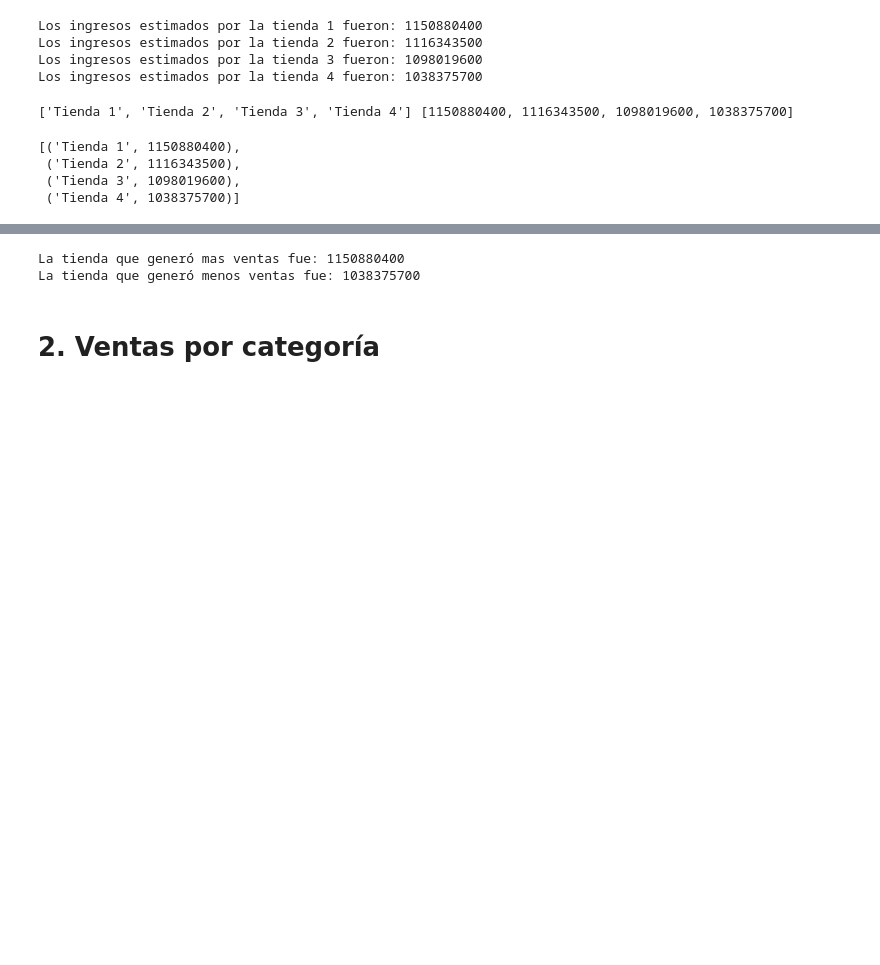
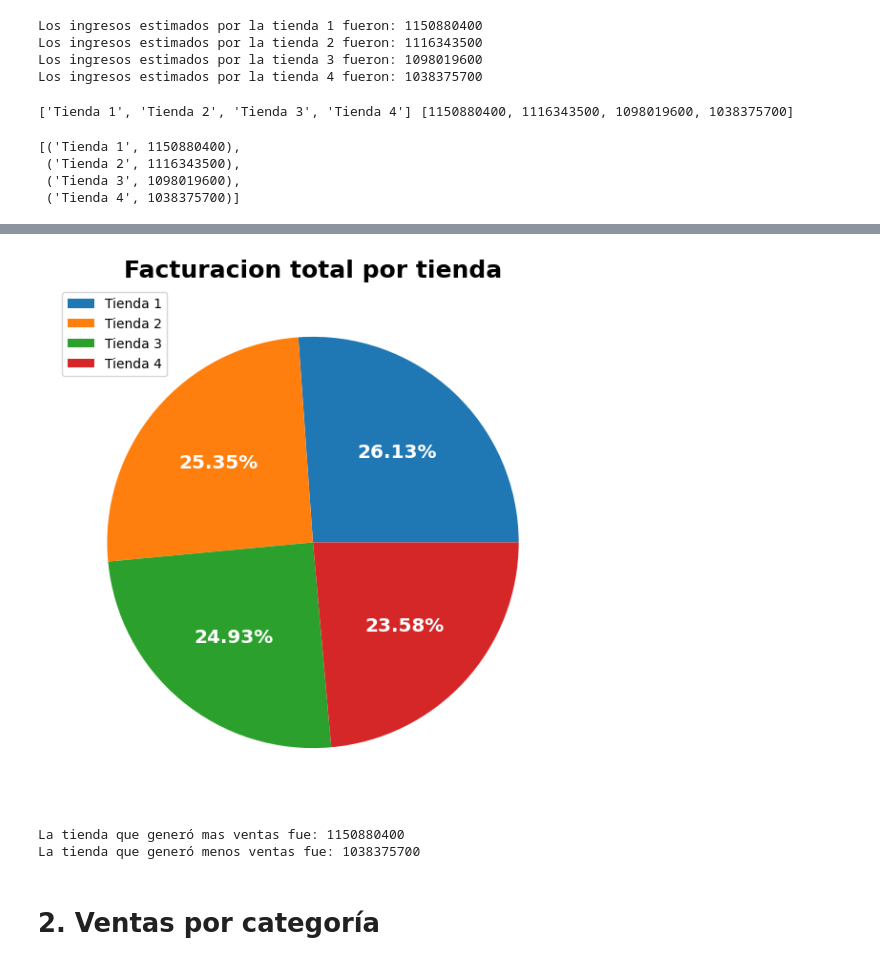
Before and after one commit to nxzK1/challenge-AluraStore, a Jupyter notebook: AluraStoreLatam.ipynb, the cells around one changed output, grey strips where cells are left out. Saved outputs shown, nothing was run; the diff lists cells and outputs as text; code cells hidden in the pictures; blank space fills up the shorter version.

```diff
--- a/AluraStoreLatam.ipynb
+++ b/AluraStoreLatam.ipynb
@@ -93,3 +105,9 @@ facturacion_tienda
  ('Tienda 2', 1116343500),
  ('Tienda 3', 1098019600),
  ('Tienda 4', 1038375700)]
+# %%
+data_facturacion = {'Tiendas': nombre_tiendas,
+                    'Facturacion': facturacion}
+
+df_facturacion = pd.DataFrame(data_facturacion)
+df_facturacion.head()
@@ -96 +120,14 @@ facturacion_tienda
+# %%
+plt.figure(figsize=(10,7))
+plt.pie(df_facturacion['Facturacion'],
+        labels = df_facturacion['Tiendas'].values,
+        autopct= '%.2f%%',
+        textprops= {'size' : 'x-large',
+            'fontweight' : 'bold',
+            'color' : 'w'})
+plt.legend()
+plt.title('Facturacion total por tienda', fontsize = '18', fontweight = 'bold')
+plt.show()
+# %% [output]
+[figure, added]
 # %%
```
Also changed, not shown: parts of 12 cells of this notebook.
